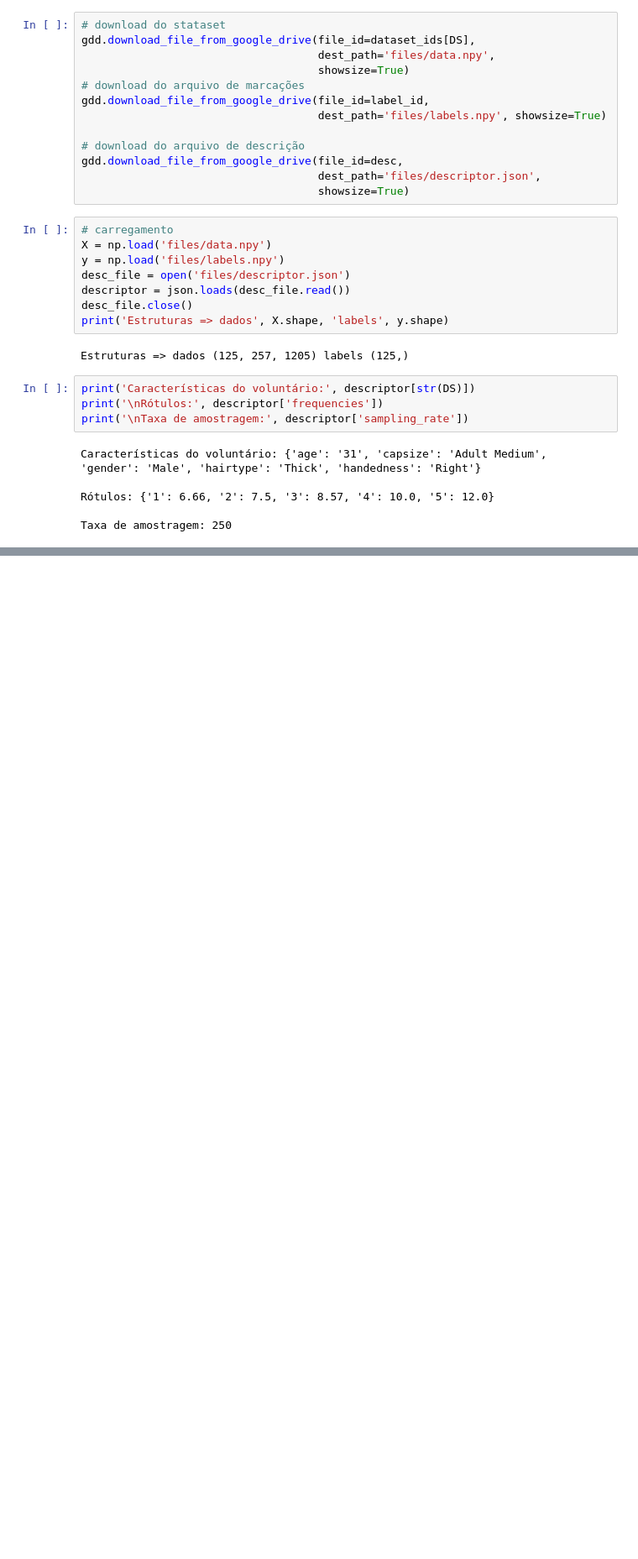
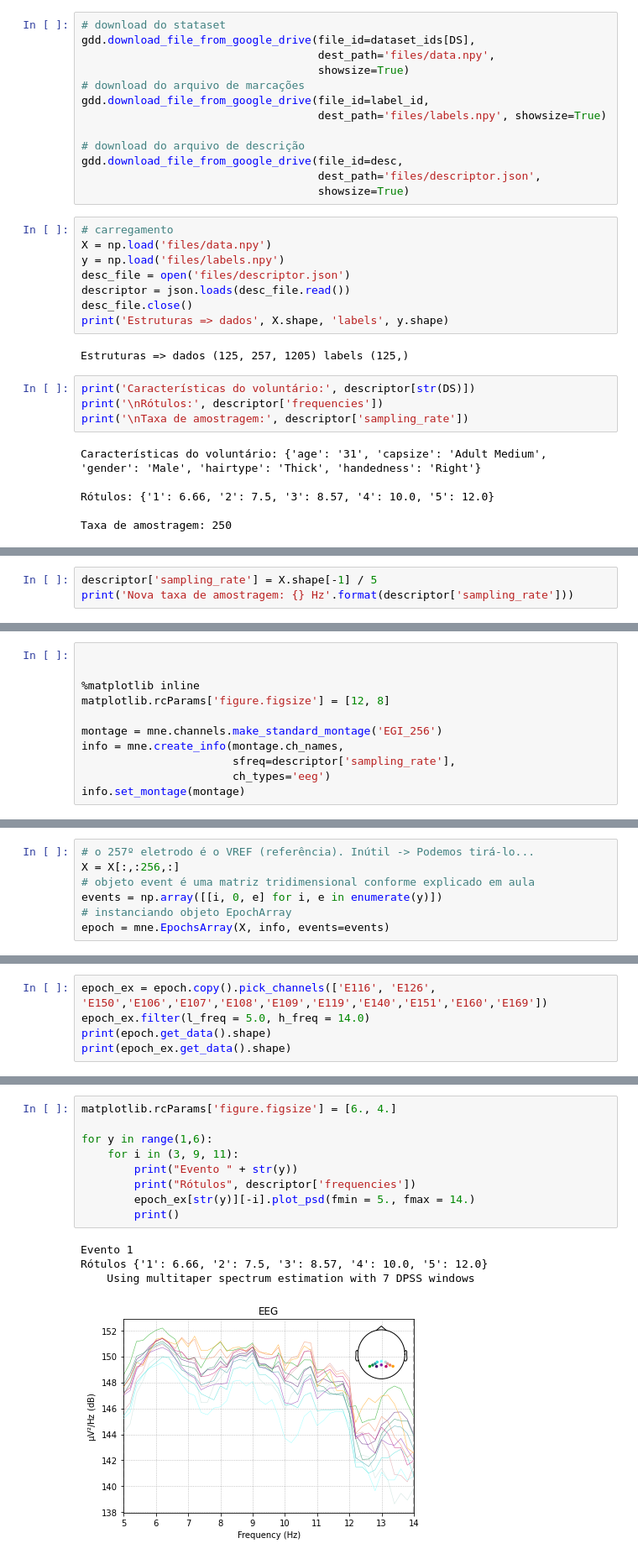
Before and after one commit to vitorcime/Reconhecimento-de-padr-es, a Jupyter notebook: MNE.ipynb, the cells around one changed output, grey strips where cells are left out. Shown at 84% size. Saved outputs shown, nothing was run; the diff lists cells and outputs as text; blank space fills up the shorter version.

```diff
--- a/MNE.ipynb
+++ b/MNE.ipynb
@@ -65,0 +68,3 @@ Ready.
+# %%
+descriptor['sampling_rate'] = X.shape[-1] / 5
+print('Nova taxa de amostragem: {} Hz'.format(descriptor['sampling_rate']))
@@ -65,0 +73,11 @@ Ready.
+# %%
+
+
+%matplotlib inline
+matplotlib.rcParams['figure.figsize'] = [12, 8]
+
+montage = mne.channels.make_standard_montage('EGI_256')
+info = mne.create_info(montage.ch_names,
+                       sfreq=descriptor['sampling_rate'],
+                       ch_types='eeg')
+info.set_montage(montage)
@@ -65,0 +98,7 @@ Ready.
+# %%
+# o 257º eletrodo é o VREF (referência). Inútil -> Podemos tirá-lo...
+X = X[:,:256,:]
+# objeto event é uma matriz tridimensional conforme explicado em aula
+events = np.array([[i, 0, e] for i, e in enumerate(y)])
+# instanciando objeto EpochArray
+epoch = mne.EpochsArray(X, info, events=events)
@@ -65,0 +111,5 @@ Ready.
+# %%
+epoch_ex = epoch.copy().pick_channels(['E116', 'E126', 'E150','E106','E107','E108','E109','E119','E140','E151','E160','E169'])
+epoch_ex.filter(l_freq = 5.0, h_freq = 14.0)
+print(epoch.get_data().shape)
+print(epoch_ex.get_data().shape)
@@ -65,0 +132,14 @@ Ready.
+# %%
+matplotlib.rcParams['figure.figsize'] = [6., 4.]
+
+for y in range(1,6):
+    for i in (3, 9, 11):
+        print("Evento " + str(y))
+        print("Rótulos", descriptor['frequencies'])
+        epoch_ex[str(y)][-i].plot_psd(fmin = 5., fmax = 14.)
+        print()
+# %% [output]
+Evento 1
+Rótulos {'1': 6.66, '2': 7.5, '3': 8.57, '4': 10.0, '5': 12.0}
+    Using multitaper spectrum estimation with 7 DPSS windows
+[figure, added]
```
Also changed, not shown: parts of 8 cells of this notebook, 1 other file.
